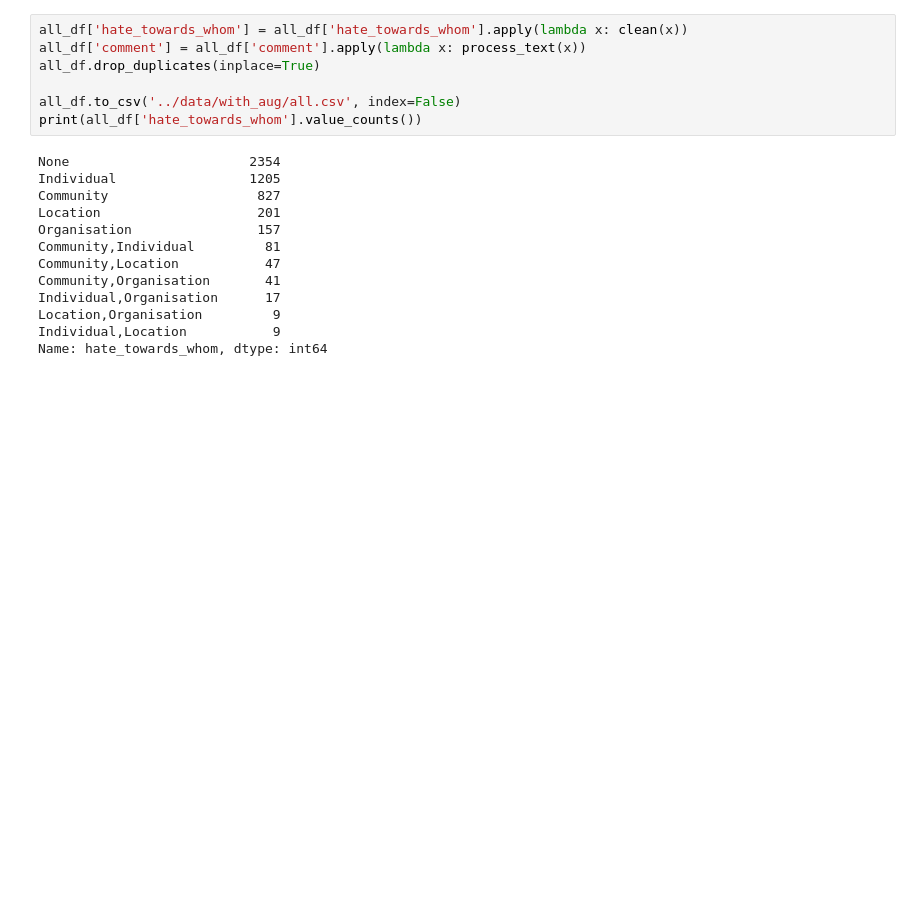
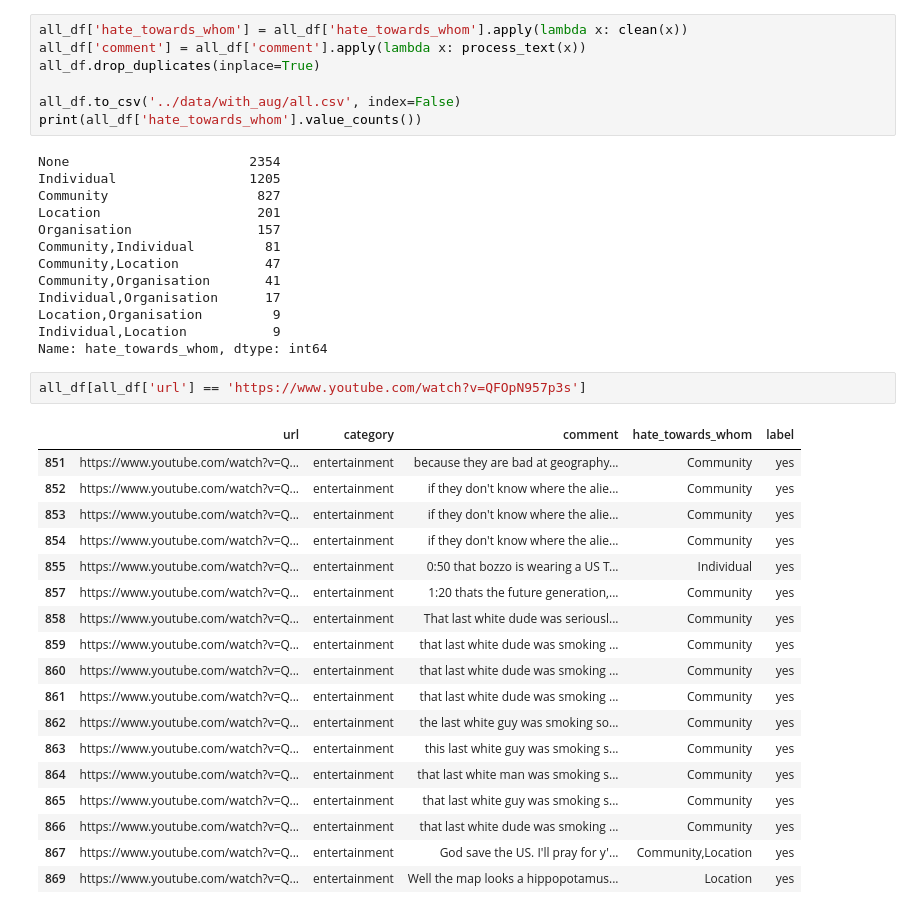
Before and after one commit to Chief-Blackhood/IS-Hate-Speech, a Jupyter notebook: create_dataset/split_data_ttv.ipynb, the cells around one changed output. Drawn from its saved outputs; the diff is of its cells as text; blank space fills up the shorter version.

```diff
--- a/create_dataset/split_data_ttv.ipynb
+++ b/create_dataset/split_data_ttv.ipynb
@@ -285,3 +268,24 @@ Individual,Organisation      17
 Location,Organisation         9
 Individual,Location           9
 Name: hate_towards_whom, dtype: int64
+# %%
+all_df[all_df['url'] == 'https://www.youtube.com/watch?v=QFOpN957p3s']
+# %% [output]
+|  | url | category | comment | hate_towards_whom | label |
+| 851 | https://www.youtube.com/watch?v=Q... | entertainment | because they are bad at geography... | Community | yes |
+| 852 | https://www.youtube.com/watch?v=Q... | entertainment | if they don't know where the alie... | Community | yes |
+| 853 | https://www.youtube.com/watch?v=Q... | entertainment | if they don't know where the alie... | Community | yes |
+| 854 | https://www.youtube.com/watch?v=Q... | entertainment | if they don't know where the alie... | Community | yes |
+| 855 | https://www.youtube.com/watch?v=Q... | entertainment | 0:50 that bozzo is wearing a US T... | Individual | yes |
+| 857 | https://www.youtube.com/watch?v=Q... | entertainment | 1:20 thats the future generation,... | Community | yes |
+| 858 | https://www.youtube.com/watch?v=Q... | entertainment | That last white dude was seriousl... | Community | yes |
+| 859 | https://www.youtube.com/watch?v=Q... | entertainment | that last white dude was smoking ... | Community | yes |
+| 860 | https://www.youtube.com/watch?v=Q... | entertainment | that last white dude was smoking ... | Community | yes |
+| 861 | https://www.youtube.com/watch?v=Q... | entertainment | that last white dude was smoking ... | Community | yes |
+| 862 | https://www.youtube.com/watch?v=Q... | entertainment | the last white guy was smoking so... | Community | yes |
+| 863 | https://www.youtube.com/watch?v=Q... | entertainment | this last white guy was smoking s... | Community | yes |
+| 864 | https://www.youtube.com/watch?v=Q... | entertainment | that last white man was smoking s... | Community | yes |
+| 865 | https://www.youtube.com/watch?v=Q... | entertainment | that last white guy was smoking s... | Community | yes |
+| 866 | https://www.youtube.com/watch?v=Q... | entertainment | that last white dude was smoking ... | Community | yes |
+| 867 | https://www.youtube.com/watch?v=Q... | entertainment | God save the US. I'll pray for y'... | Community,Location | yes |
+| 869 | https://www.youtube.com/watch?v=Q... | entertainment | Well the map looks a hippopotamus... | Location | yes |
```
Also changed, not shown: parts of 7 cells of this notebook, 1 other file.
